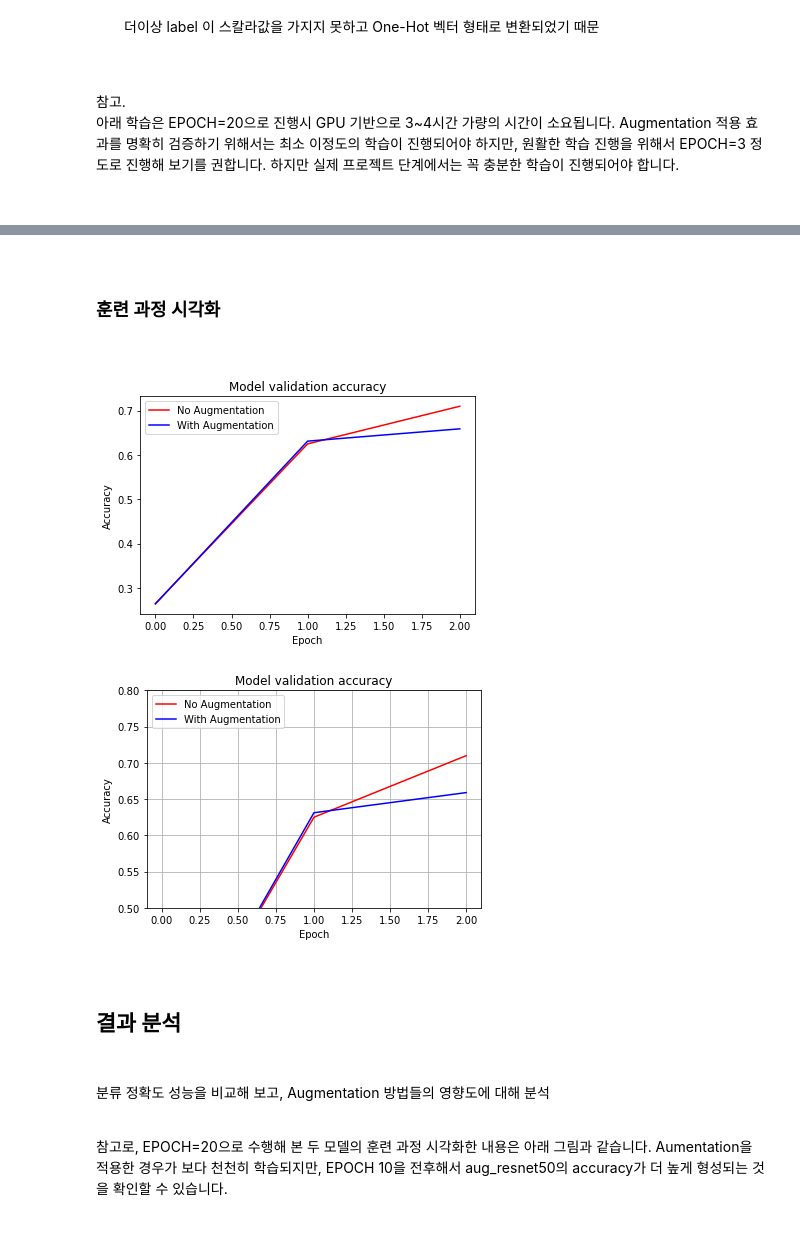
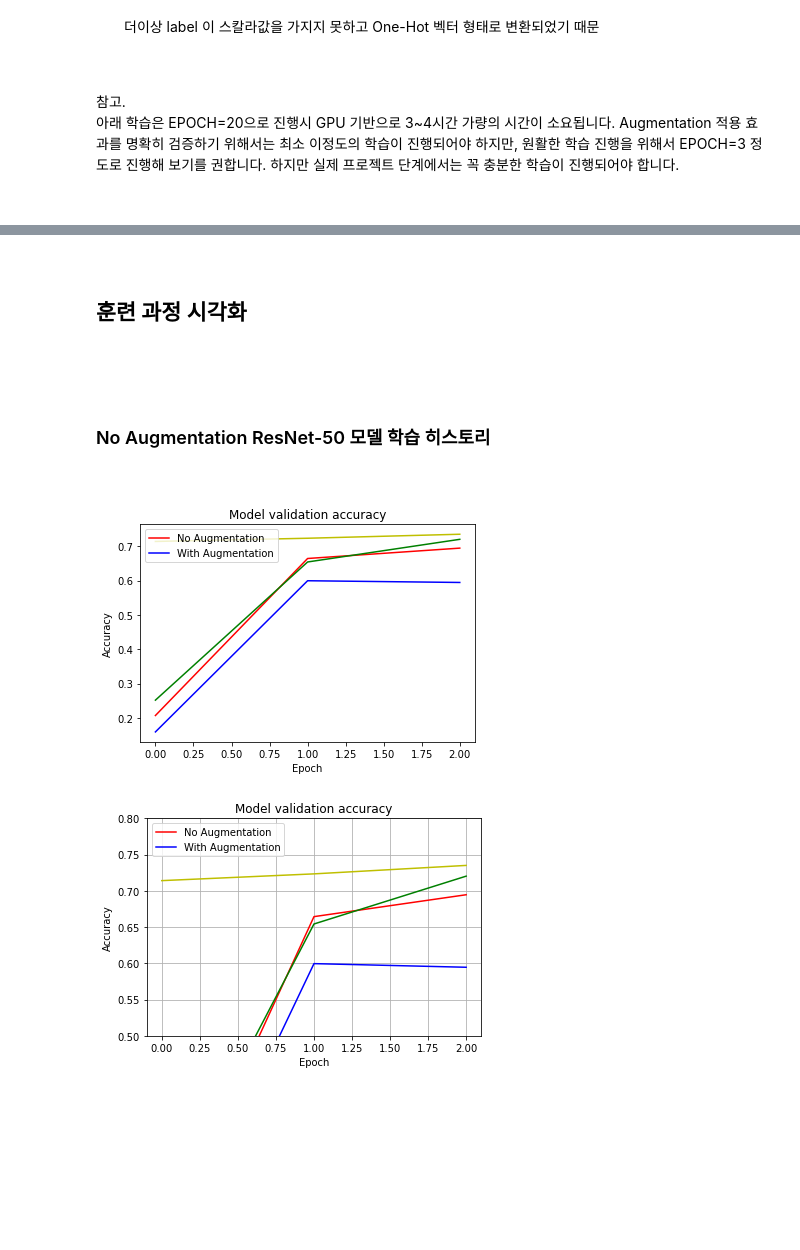
Before and after one commit to doutoury/Augmentation, a Jupyter notebook: AugResNet.ipynb, the cells around one changed output, grey strips where cells are left out. Saved outputs shown, nothing was run; the diff lists cells and outputs as text; code cells hidden in the pictures; blank space fills up the shorter version.

```diff
--- a/AugResNet.ipynb
+++ b/AugResNet.ipynb
@@ -522,17 +531,6 @@ mixup_resnet50 = keras.models.Sequential([
     ds_test : 어그멘테이션 적용 안한 평가셋
 
 <br>
-# %%
-# 데이터셋 준비
-
-# 텐서플로우 데이터셋에서 데이터 로드
-(ds_train, ds_test), ds_info = tfds.load(
-    'stanford_dogs',
-    split=['train', 'test'],
-    as_supervised=True,
-    shuffle_files=True,
-    with_info=True,
-)
 # %%
 # 학습셋 준비
 ds_train_no_aug = apply_normalize_on_dataset(ds_train, with_aug=False)
@@ -584,7 +577,7 @@ tf.random.set_seed(2020)
 # No Augmentation 모델 학습
 
 resnet50.compile(
-    loss='sparse_categorical_crossentropy',
+    loss='categorical_crossentropy',
     optimizer=tf.keras.optimizers.SGD(lr=0.01),
     metrics=['accuracy'],
 )
@@ -615,7 +603,7 @@ Epoch 3/3
 # Basic Augmentation 적용한 모델 학습
 
 aug_resnet50.compile(
-    loss='sparse_categorical_crossentropy',
+    loss='categorical_crossentropy',
     optimizer=tf.keras.optimizers.SGD(lr=0.01),
     metrics=['accuracy'],
 )
@@ -656,7 +660,7 @@ mixup_resnet50.compile(
     metrics=['accuracy'],
 )
 
-history_resnet50_cutmix = mixup_resnet50.fit(
+history_resnet50_mixup = mixup_resnet50.fit(
     ds_train_mixup, # mixup augmentation 적용한 데이터셋 사용
     steps_per_epoch=int(ds_info.splits['train'].num_examples/16),
     validation_steps=int(ds_info.splits['test'].num_examples/16),
@@ -668,26 +679,36 @@ history_resnet50_cutmix = mixup_resnet50.fit(
 # %% [markdown]
 <br>
 
-### 훈련 과정 시각화
+## 훈련 과정 시각화
 
 <br>
+# %% [markdown]
+<br>
+
+### No Augmentation ResNet-50 모델 학습 히스토리
+
+<br>
 # %%
-# 훈련 과정 시각화
+# 모델 훈련 과정 시각화
 
 plt.plot(history_resnet50_no_aug.history['val_accuracy'], 'r')
 plt.plot(history_resnet50_aug.history['val_accuracy'], 'b')
+plt.plot(history_resnet50_cutmix.history['val_accuracy'], 'g')
+plt.plot(history_resnet50_mixup.history['val_accuracy'], 'y')
 plt.title('Model validation accuracy')
 plt.ylabel('Accuracy')
 plt.xlabel('Epoch')
 plt.legend(['No Augmentation', 'With Augmentation'], loc='upper left')
 plt.show()
 # %% [output]
-[figure, old version]
+[figure, new version]
 # %%
-# 확대 시각화
+# 모델 시각화 확대
 
 plt.plot(history_resnet50_no_aug.history['val_accuracy'], 'r')
 plt.plot(history_resnet50_aug.history['val_accuracy'], 'b')
+plt.plot(history_resnet50_cutmix.history['val_accuracy'], 'g')
+plt.plot(history_resnet50_mixup.history['val_accuracy'], 'y')
 plt.title('Model validation accuracy')
 plt.ylabel('Accuracy')
 plt.xlabel('Epoch')
@@ -697,14 +718,4 @@ plt.ylim(0.50, 0.80)    # 출력하고자 하는  Accuracy 범위를 지정해
 #plt.ylim(0.72, 0.76)  # EPOCH=20으로 진행한다면 이 범위가 적당합니다.
 plt.show()
 # %% [output]
-[figure, old version]
+[figure, new version]
-# %% [markdown]
-<br>
-
-## 결과 분석 <br><br>
-
-분류 정확도 성능을 비교해 보고, Augmentation 방법들의 영향도에 대해 분석 <br><br>
-
-참고로, EPOCH=20으로 수행해 본 두 모델의 훈련 과정 시각화한 내용은 아래 그림과 같습니다. Aumentation을 적용한 경우가 보다 천천히 학습되지만, EPOCH 10을 전후해서 aug_resnet50의 accuracy가 더 높게 형성되는 것을 확인할 수 있습니다.
-
-<br>
```
Also changed, not shown: parts of 28 cells of this notebook.
